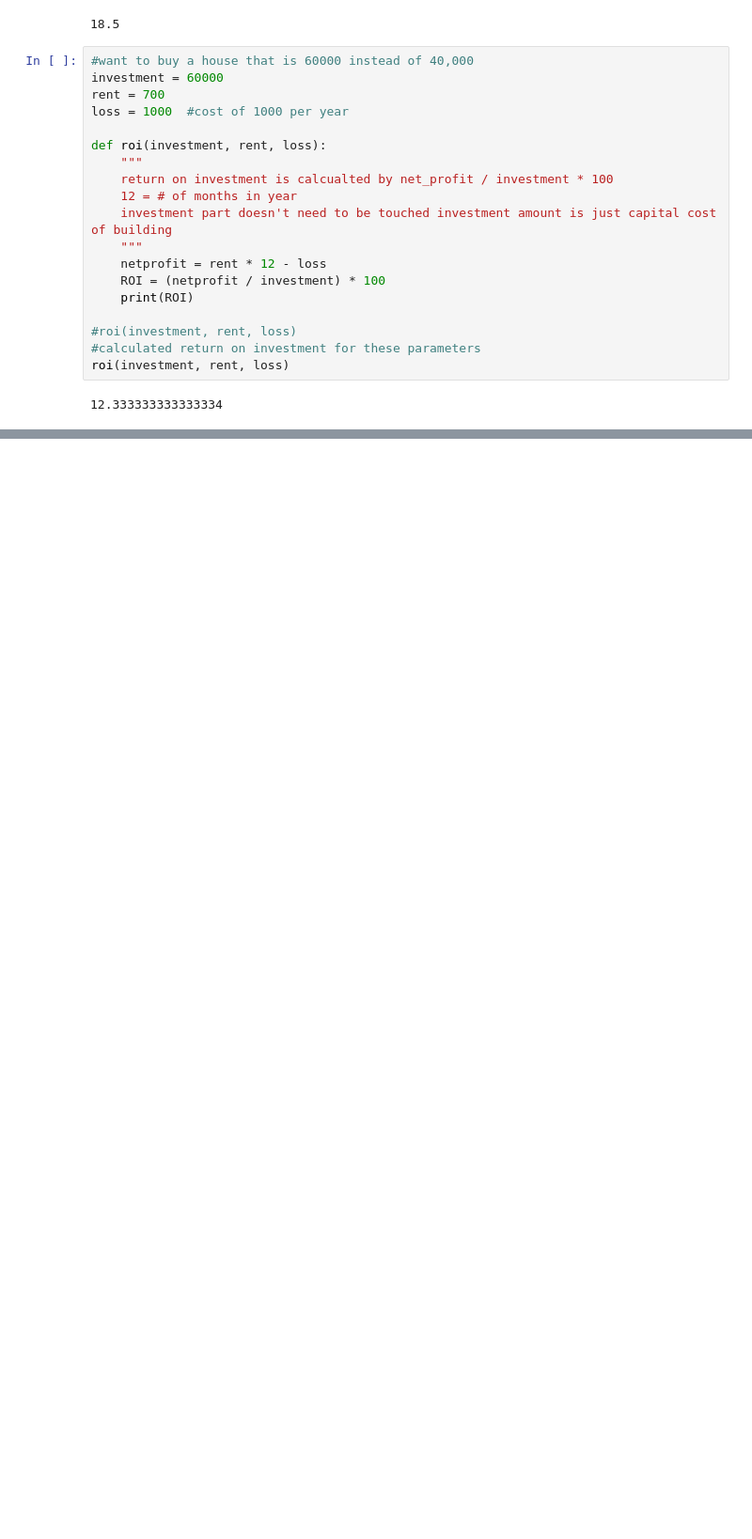
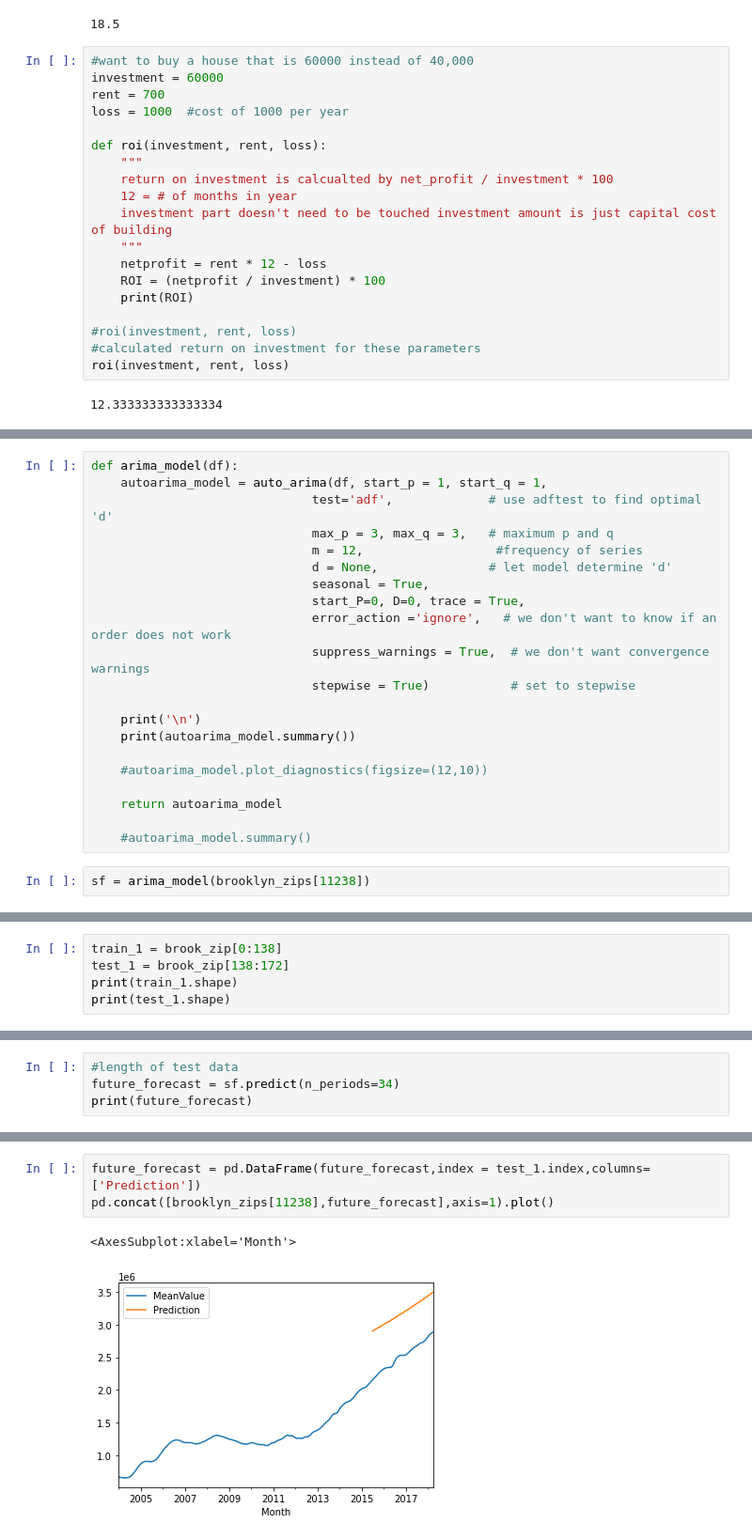
Before and after one commit to davidrtorres/Model-4-Brooklyn-Real-Estate-Investment, a Jupyter notebook: time-series/starter_notebook-Copy3.ipynb, the cells around one changed output, grey strips where cells are left out. Shown at 94% size. Drawn from its saved outputs; the diff is of its cells as text; blank space fills up the shorter version.

```diff
--- a/time-series/starter_notebook-Copy3.ipynb
+++ b/time-series/starter_notebook-Copy3.ipynb
@@ -800,0 +1140,23 @@ roi(investment, rent, loss)
+# %%
+def arima_model(df):
+    autoarima_model = auto_arima(df, start_p = 1, start_q = 1,
+                              test='adf',             # use adftest to find optimal 'd'
+                              max_p = 3, max_q = 3,   # maximum p and q
+                              m = 12,                  #frequency of series
+                              d = None,               # let model determine 'd'
+                              seasonal = True,
+                              start_P=0, D=0, trace = True,
+                              error_action ='ignore',   # we don't want to know if an order does not work
+                              suppress_warnings = True,  # we don't want convergence warnings
+                              stepwise = True)           # set to stepwise
+
+    print('\n')
+    print(autoarima_model.summary())
+
+    #autoarima_model.plot_diagnostics(figsize=(12,10))
+
+    return autoarima_model
+
+    #autoarima_model.summary()
+# %%
+sf = arima_model(brooklyn_zips[11238])
@@ -800,0 +1216,5 @@ roi(investment, rent, loss)
+# %%
+train_1 = brook_zip[0:138]
+test_1 = brook_zip[138:172]
+print(train_1.shape)
+print(test_1.shape)
@@ -800,0 +1228,4 @@ roi(investment, rent, loss)
+# %%
+#length of test data
+future_forecast = sf.predict(n_periods=34)
+print(future_forecast)
@@ -800,0 +1242,6 @@ roi(investment, rent, loss)
+# %%
+future_forecast = pd.DataFrame(future_forecast,index = test_1.index,columns=['Prediction'])
+pd.concat([brooklyn_zips[11238],future_forecast],axis=1).plot()
+# %% [output]
+<AxesSubplot:xlabel='Month'>
+[figure, added]
```
Also changed, not shown: parts of 55 cells of this notebook, 1 other file.
